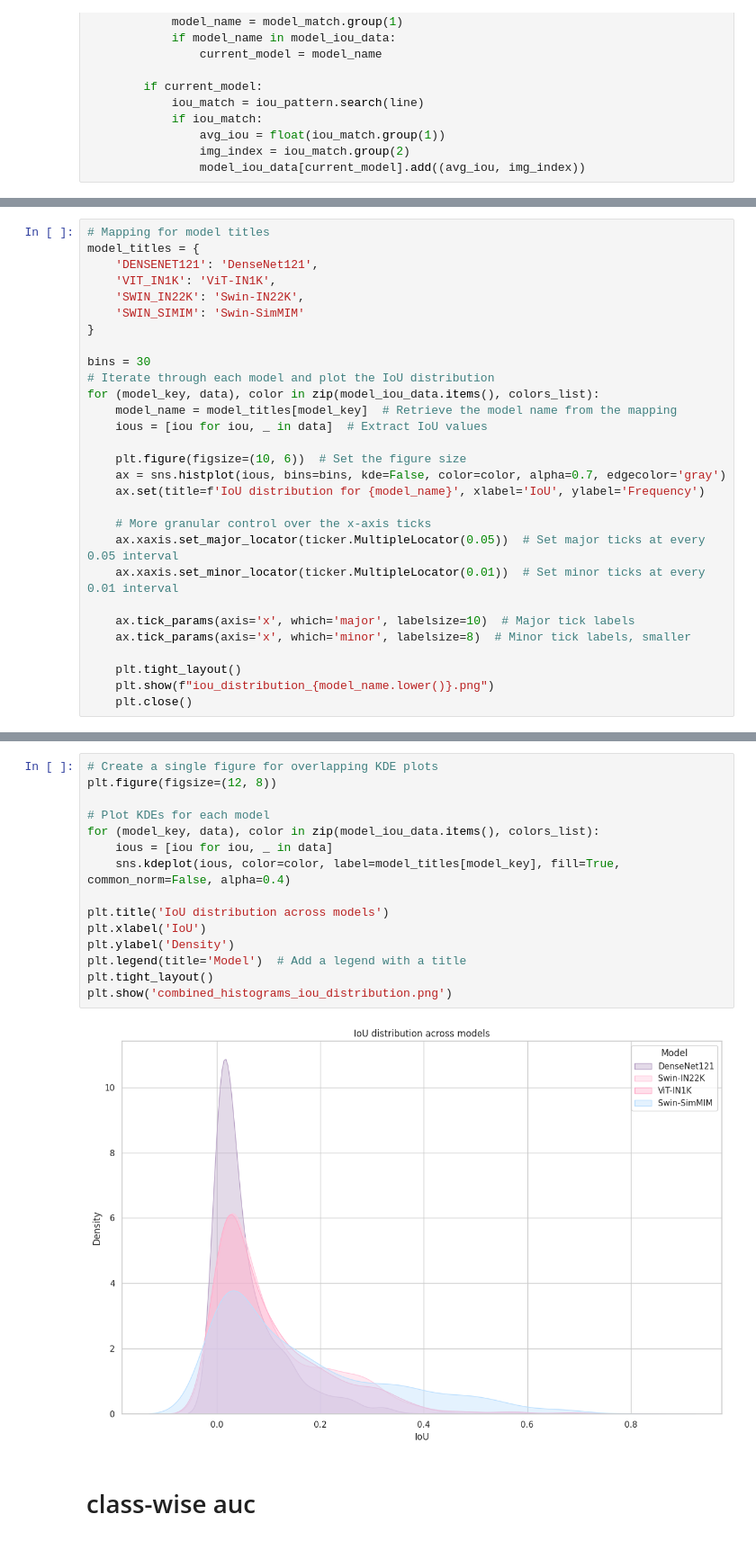
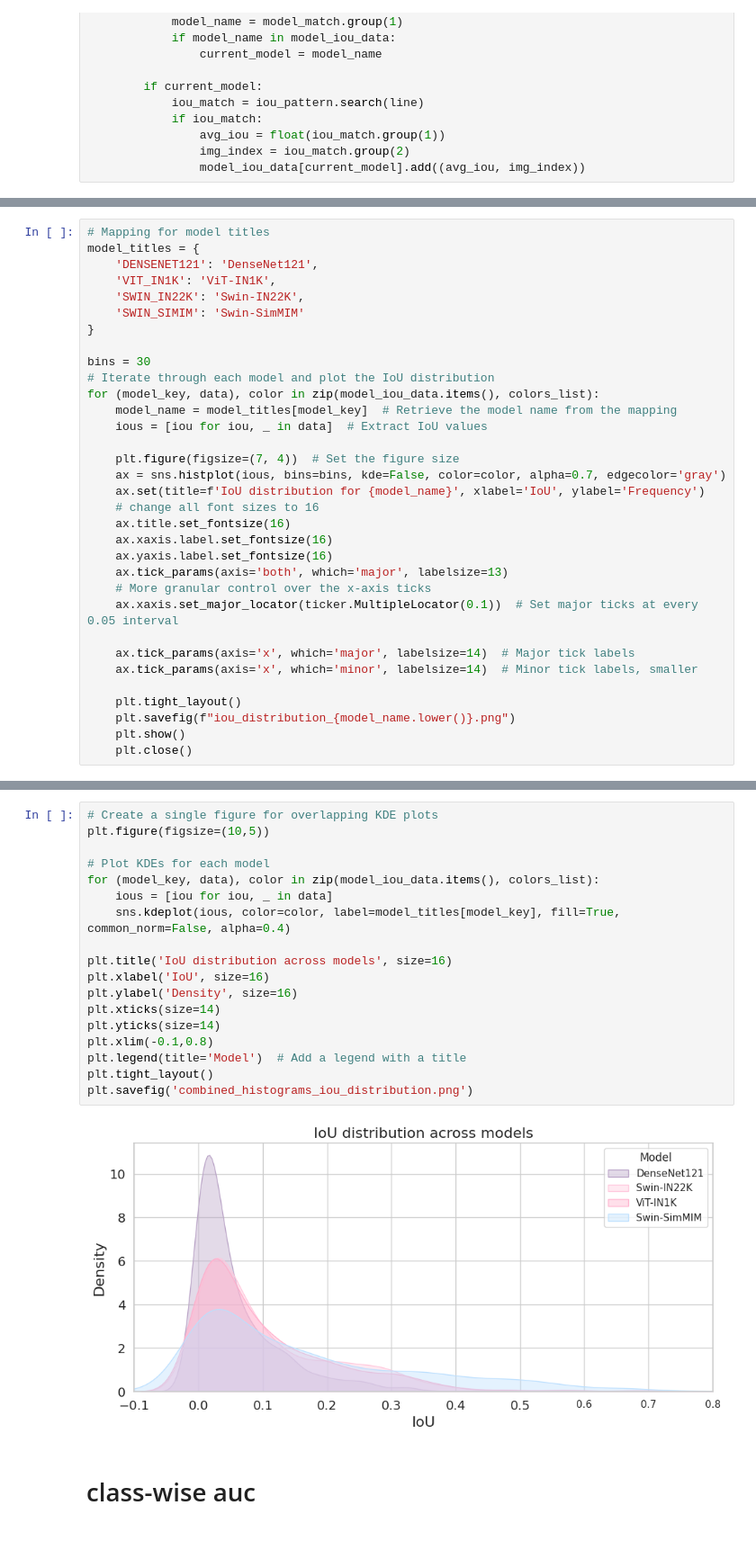
Before and after one commit to taheeraahmed/master-thesis, a Jupyter notebook: 01-multi-label/notebook/evaluation/comparing-results-auc-iou.ipynb, the cells around one changed output, grey strips where cells are left out. Shown at 90% size. Cells and saved outputs as stored; diff of their text form.

```diff
--- a/01-multi-label/notebook/evaluation/comparing-results-auc-iou.ipynb
+++ b/01-multi-label/notebook/evaluation/comparing-results-auc-iou.ipynb
@@ -99,17 +99,21 @@ for (model_key, data), color in zip(model_iou_data.items(), colors_list):
     model_name = model_titles[model_key]  # Retrieve the model name from the mapping
     ious = [iou for iou, _ in data]  # Extract IoU values
 
-    plt.figure(figsize=(10, 6))  # Set the figure size
+    plt.figure(figsize=(7, 4))  # Set the figure size
     ax = sns.histplot(ious, bins=bins, kde=False, color=color, alpha=0.7, edgecolor='gray')
     ax.set(title=f'IoU distribution for {model_name}', xlabel='IoU', ylabel='Frequency')
+    # change all font sizes to 16
+    ax.title.set_fontsize(16)
+    ax.xaxis.label.set_fontsize(16)
+    ax.yaxis.label.set_fontsize(16)
+    ax.tick_params(axis='both', which='major', labelsize=13)
+    # More granular control over the x-axis ticks
+    ax.xaxis.set_major_locator(ticker.MultipleLocator(0.1))  # Set major ticks at every 0.05 interval
 
-    # More granular control over the x-axis ticks
-    ax.xaxis.set_major_locator(ticker.MultipleLocator(0.05))  # Set major ticks at every 0.05 interval
-    ax.xaxis.set_minor_locator(ticker.MultipleLocator(0.01))  # Set minor ticks at every 0.01 interval
-
-    ax.tick_params(axis='x', which='major', labelsize=10)  # Major tick labels
-    ax.tick_params(axis='x', which='minor', labelsize=8)  # Minor tick labels, smaller
+    ax.tick_params(axis='x', which='major', labelsize=14)  # Major tick labels
+    ax.tick_params(axis='x', which='minor', labelsize=14)  # Minor tick labels, smaller
 
     plt.tight_layout()
-    plt.show(f"iou_distribution_{model_name.lower()}.png")
+    plt.savefig(f"iou_distribution_{model_name.lower()}.png")
+    plt.show()
     plt.close()
@@ -141,20 +152,23 @@ plt.savefig('iou_violin_distribution.png')
 # %%
 # Create a single figure for overlapping KDE plots
-plt.figure(figsize=(12, 8))
+plt.figure(figsize=(10,5))
 
 # Plot KDEs for each model
 for (model_key, data), color in zip(model_iou_data.items(), colors_list):
     ious = [iou for iou, _ in data]
     sns.kdeplot(ious, color=color, label=model_titles[model_key], fill=True, common_norm=False, alpha=0.4)
 
-plt.title('IoU distribution across models')
-plt.xlabel('IoU')
-plt.ylabel('Density')
+plt.title('IoU distribution across models', size=16)
+plt.xlabel('IoU', size=16)
+plt.ylabel('Density', size=16)
+plt.xticks(size=14)
+plt.yticks(size=14)
+plt.xlim(-0.1,0.8)
 plt.legend(title='Model')  # Add a legend with a title
 plt.tight_layout()
-plt.show('combined_histograms_iou_distribution.png')
+plt.savefig('combined_histograms_iou_distribution.png')
 # %% [output]
-[figure, old version]
+[figure, new version]
 # %% [markdown]
 # class-wise auc
 # %%
```
Also changed, not shown: parts of 21 cells of this notebook, 5 other files.
